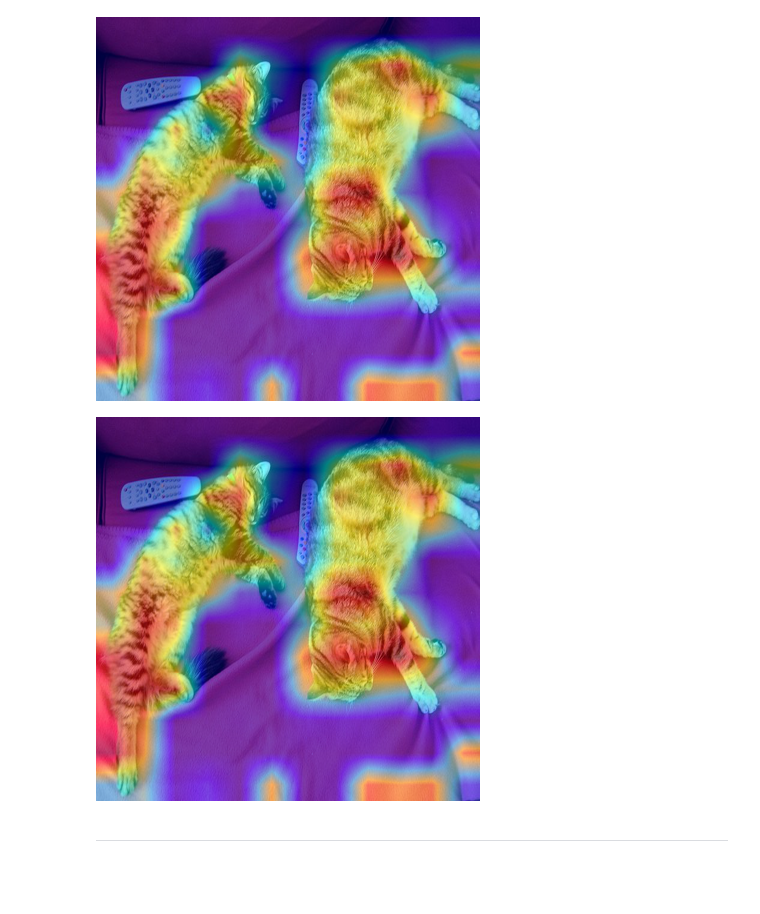
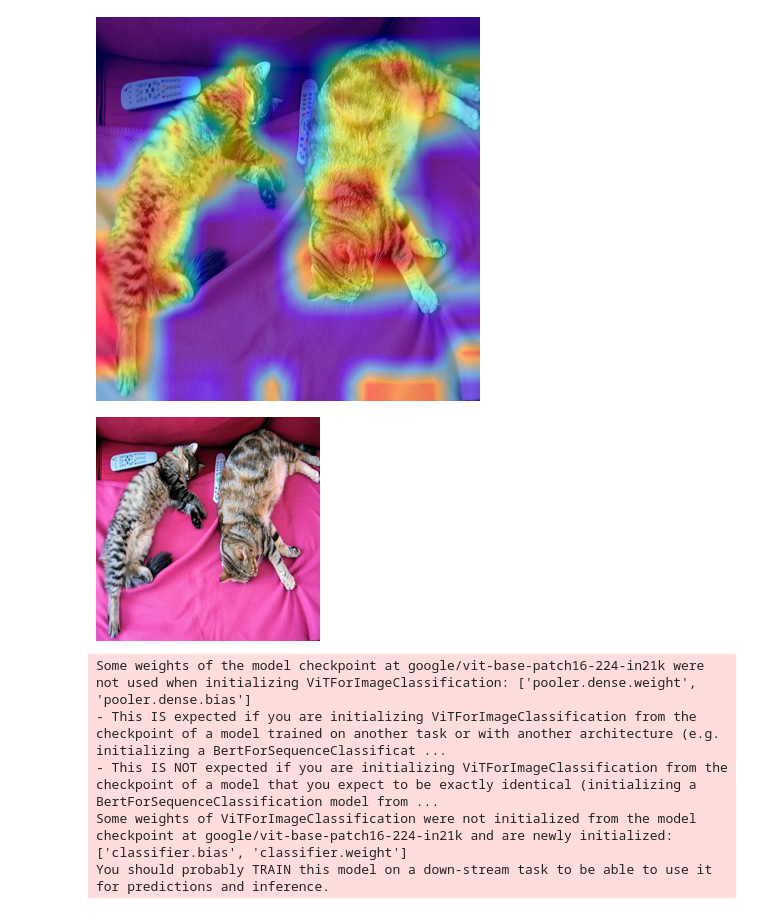
Before and after one commit to houzeyu2683/notebook, a Jupyter notebook: Deep_Learning_Model_Visualization.ipynb, the cells around one changed output. Drawn from its saved outputs; the diff is of its cells as text; code cells hidden in the pictures; blank space fills up the shorter version.

```diff
--- a/Deep_Learning_Model_Visualization.ipynb
+++ b/Deep_Learning_Model_Visualization.ipynb
@@ -100,6 +85,16 @@ visualization = pytorch_grad_cam.utils.image.show_cam_on_image(
-# %%
-PIL.Image.fromarray(visualization)
-# %% [output]
-[figure, removed]
-# %% [markdown]
----
+# %%
+size = (224, 224)
+image = getImage(size=size)
+image
+# %% [output]
+[figure, added]
+# %%
+tag = 'google/vit-base-patch16-224-in21k'
+model = transformers.ViTForImageClassification.from_pretrained(tag)
+getInverse = defineInverse(tag=tag)
+# %% [output]
+Some weights of the model checkpoint at google/vit-base-patch16-224-in21k were not used when initializing ViTForImageClassification: ['pooler.dense.weight', 'pooler.dense.bias']
+- This IS expected if you are initializing ViTForImageClassification from the checkpoint of a model trained on another task or with another architecture (e.g. initializing a BertForSequenceClassificat ...
+- This IS NOT expected if you are initializing ViTForImageClassification from the checkpoint of a model that you expect to be exactly identical (initializing a BertForSequenceClassification model from ...
+Some weights of ViTForImageClassification were not initialized from the model checkpoint at google/vit-base-patch16-224-in21k and are newly initialized: ['classifier.bias', 'classifier.weight']
+You should probably TRAIN this model on a down-stream task to be able to use it for predictions and inference.
```
Also changed, not shown: parts of 9 cells of this notebook, 1 other file.
